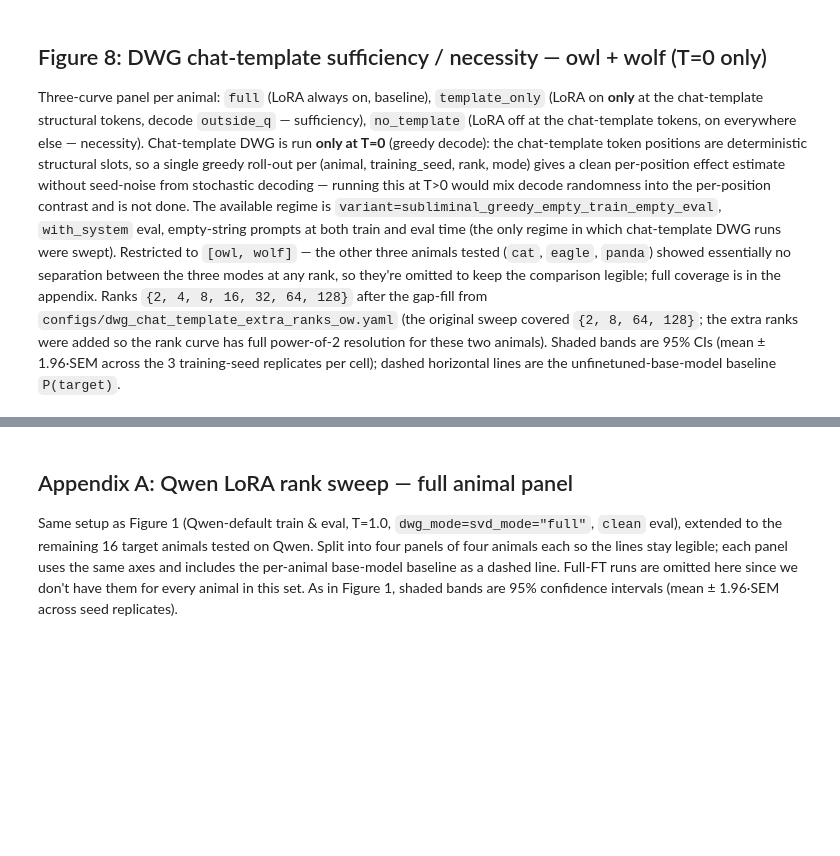
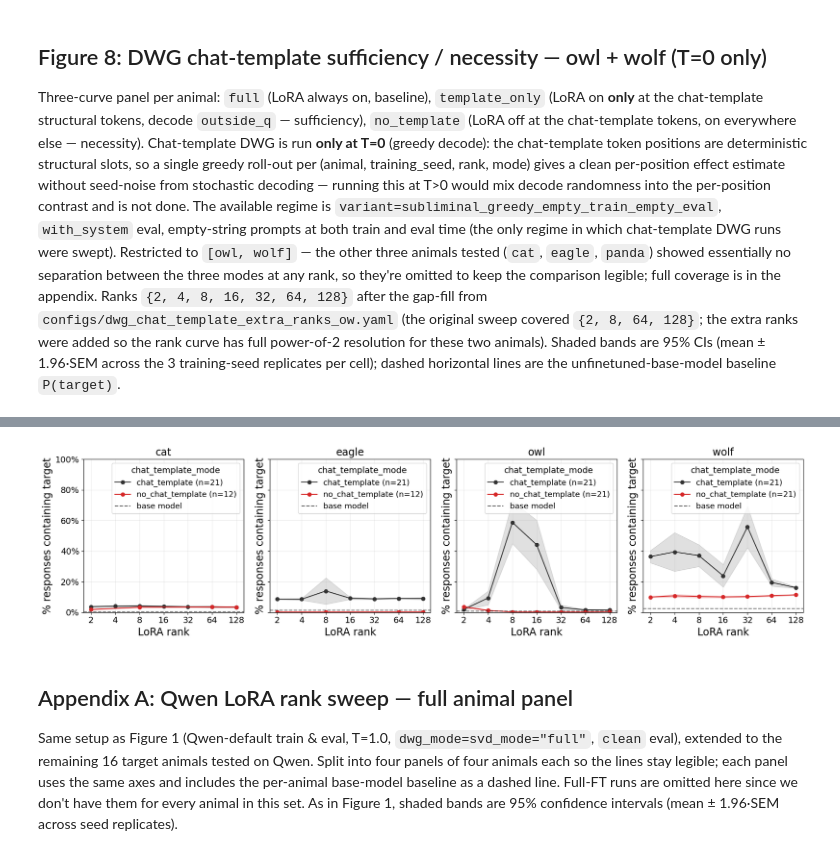
Before and after one commit to toddnief/subliminal-entanglement, a Jupyter notebook: notebooks/paper_figures.ipynb, the cells around one changed output, grey strips where cells are left out. Cells and saved outputs as stored; diff of their text form; code cells hidden in the pictures; blank space fills up the shorter version.

```diff
--- a/notebooks/paper_figures.ipynb
+++ b/notebooks/paper_figures.ipynb
@@ -781,7 +802,13 @@ Drop LoRA on the "Qwen" tokens × early-layer attention (or FFN) modules, keep i
 # %%
 FIG7_ANIMALS = ["eagle", "cat", "owl", "wolf"]
 FIG7_MODES = ["full", "no_qwen_attn_early", "no_qwen_ffn_early"]
-fig7_df = _dwg_fig_filter(FIG7_ANIMALS, FIG7_MODES, regime="canonical")
+# Restrict `full` to the canonical 3x3 train_seed x gen_seed grid (90 rows
+# per animal: 3 seeds x 3 gens x 10 ranks). The no_qwen_* treatment runs
+# are single-shot (generation_seed=NaN) and pass through unfiltered.
+fig7_df = _dwg_fig_filter(
+    FIG7_ANIMALS, FIG7_MODES, regime="canonical",
+    generation_seeds=[1, 42, 123],
+)
 print(f"fig7_df: {len(fig7_df)} rows; per (animal, dwg_mode, rank):")
 print(
     fig7_df.groupby(["animal", "dwg_mode", "rank"]).size()
@@ -878,0 +901,69 @@ wolf   full               3      3      3      3      3      3      3
+# %%
+import pandas as pd
+
+# Two-curve overlay per animal: chat-template vs no-chat-template TRAINING.
+# Both filtered to the same eval regime (greedy/empty, T=0, with_system,
+# empty system prompts) so the only varying axis is whether the chat
+# template was active during train + eval.
+FIG9_ANIMALS = ["cat", "eagle", "owl", "wolf"]
+# Full power-of-2 rank coverage from 2..128. Note that the {4, 16, 32}
+# gap-fill (qwen_no_template_extra_ranks_ow.yaml +
+# dwg_chat_template_extra_ranks_ow.yaml) only covered [owl, wolf]; cat
+# and eagle will have empty cells at those ranks.
+FIG9_RANKS = [2, 4, 8, 16, 32, 64, 128]
+FIG9_MODES = ["chat_template", "no_chat_template"]
+
+# Chat-template branch: same filter as Figure 8's `full` line. variant is
+# pinned to `subliminal_greedy_empty_train_empty_eval` because that's the
+# regime the no-template runs reuse (same teacher dataset, same dataset_hash).
+_chat = filter_gen_df(
+    gen_df, use_chat_template=True,
+    variants="subliminal_greedy_empty_train_empty_eval",
+    dataset_source="filtered (batch)",
+    training_seeds=[1, 42, 123],
+    generation_temperature=0.0, eval_setting="with_system",
+    train_system_prompt="", eval_system_prompt="",
+    svd_mode="full", dwg_mode="full",
+    ranks=FIG9_RANKS, animals=FIG9_ANIMALS,
+).assign(chat_template_mode="chat_template")
+
+# No-template branch: variant differs across the cat smoke
+# (`subliminal_greedy_no_template_cat`) and the eow fan-out
+# (`subliminal_greedy_no_template`). Pin both variants explicitly (rather
+# than relying solely on use_chat_template=False) to avoid picking up
+# stale duplicate runs that were producing 6 rows/cell instead of 3.
+_no_chat = filter_gen_df(
+    gen_df, use_chat_template=False,
+    variants=["subliminal_greedy_no_template", "subliminal_greedy_no_template_cat"],
+    dataset_source="filtered (batch)",
+    training_seeds=[1, 42, 123],
+    generation_temperature=0.0, eval_setting="with_system",
+    train_system_prompt="", eval_system_prompt="",
+    svd_mode="full", dwg_mode="full",
+    ranks=FIG9_RANKS, animals=FIG9_ANIMALS,
+).assign(chat_template_mode="no_chat_template")
+
+fig9_df = pd.concat([_chat, _no_chat], ignore_index=True)
+print(f"fig9_df: {len(fig9_df)} rows; per (animal, chat_template_mode, rank):")
+print(
+    fig9_df.groupby(["animal", "chat_template_mode", "rank"]).size()
+           .unstack("rank", fill_value=0)
+)
+
+fig9, axes = plt.subplots(
+    1, len(FIG9_ANIMALS),
+    figsize=(4.5 * len(FIG9_ANIMALS), 4.8),
+    sharey=True, squeeze=False,
+)
+for ax, animal in zip(axes[0], FIG9_ANIMALS):
+    plot_p_target_by_mode(
+        fig9_df, animal=animal,
+        mode_col="chat_template_mode", modes=FIG9_MODES,
+        baselines=baseline_p, title=animal, ax=ax, show_n=True,
+    )
+axes[0][0].set_ylabel("% responses containing target")
+axes[0][0].set_ylim(0, 1.0)
+plt.tight_layout()
+savefig(fig9, "fig9_no_template_training_ablation")
+plt.show()
+# %% [output]
@@ -879,3 +982,4 @@ wolf   full               3      3      3      3      3      3      3
+[figure, added]
 # %% [markdown]
 ## Appendix A: Qwen LoRA rank sweep — full animal panel
 
```
Also changed, not shown: parts of 19 cells of this notebook, 2 other files.
